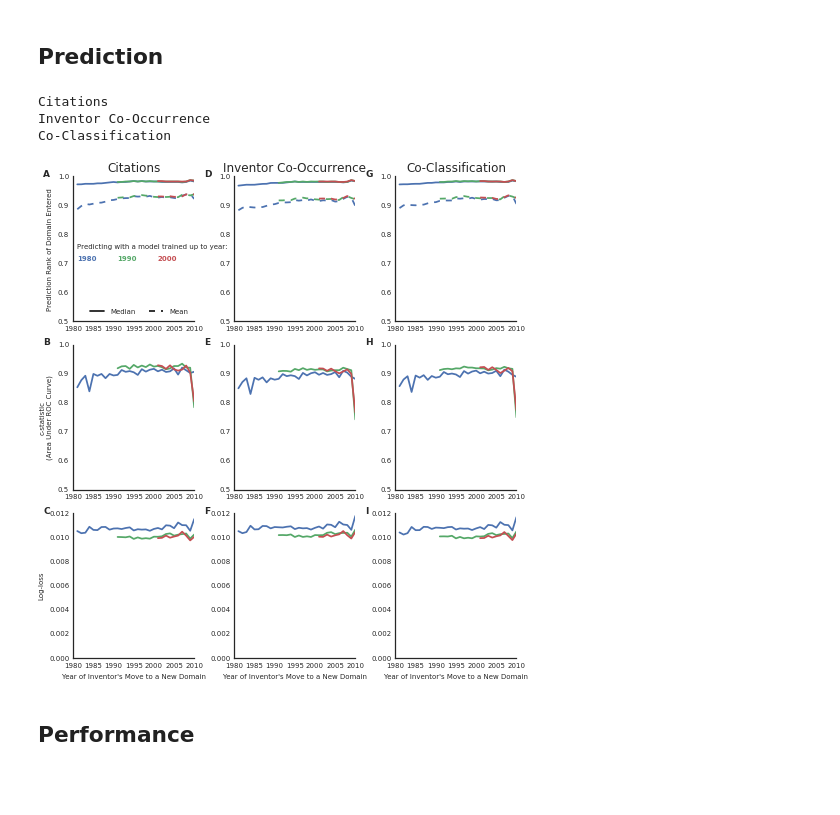
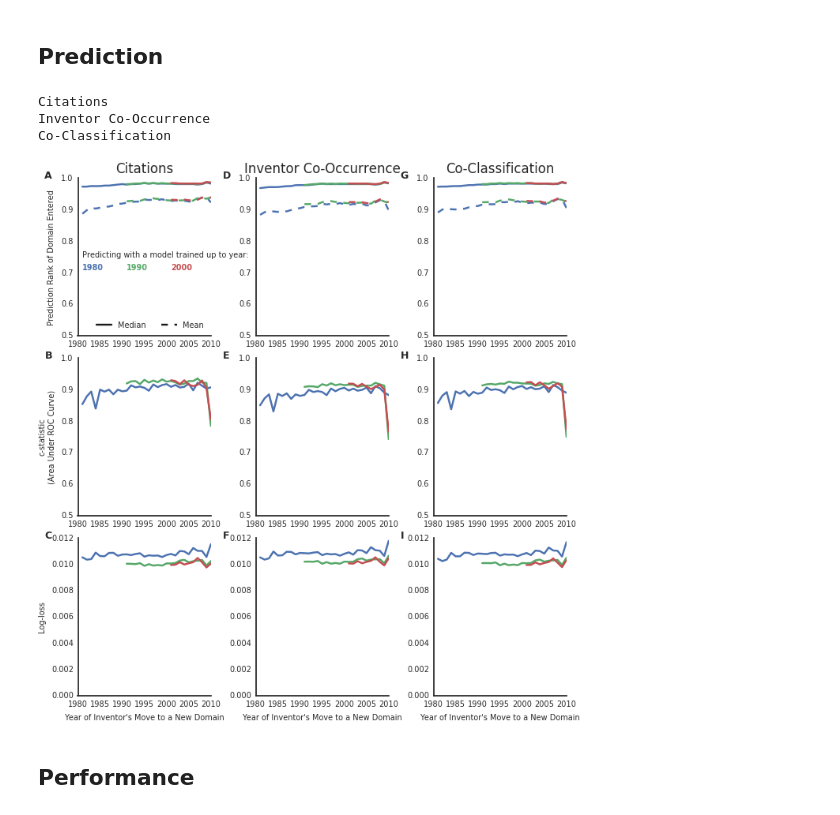
Before and after one commit to jeffalstott/inventorexploration, a Jupyter notebook: src/Manuscript_Figures.ipynb, the cells around one changed output. Drawn from its saved outputs; the diff is of its cells as text; code cells hidden in the pictures; blank space fills up the shorter version.

```diff
--- a/src/Manuscript_Figures.ipynb
+++ b/src/Manuscript_Figures.ipynb
@@ -683,5 +1172,5 @@ Name: Prediction_Rank_from_2000_NB_4D_with_Class_Cited_by_Class_Count_1_years_pe
 # %%
-fig = figure(figsize=(fig_three_col,fig_three_col/golden/2))
+fig = figure(figsize=(fig_two_col,fig_two_col/golden/2))
 
 n_rows = 1
 n_cols = 2
@@ -874,4 +1361,4 @@ Movement Performance
 entries = pd.read_hdf(data_directory+'Performance_Models/entries_for_performance_analysis.h5', 'entries')
 # %%
 def outcome_ratio_in_group(x, performance, reference_group):
-    return x[performance]/x[performance+'_Mean_'+reference_group]
+    return pd.Series(x[performance].values/x[performance+'_Mean_'+reference_group].values)
@@ -991,7 +1476,7 @@ if save_as_manuscript_figures:
 performance_model_store = pd.HDFStore(data_directory+'Performance_Models/performance_models.h5',
                                      mode='r')
 # %%
-fig = figure(figsize=(fig_three_col,fig_one_col*golden))
+fig = figure(figsize=(fig_two_col,fig_one_col*golden))
 import matplotlib.gridspec as gridspec
 gs = gridspec.GridSpec(2, 3)
 annotate_coord = (-.25, 1)
@@ -1071,0 +1651,36 @@ if save_as_manuscript_figures:
+# %%
+with sns.axes_style("white"):
+    fig = figure(figsize=(fig_one_col,fig_one_col/golden))
+    import matplotlib.gridspec as gridspec
+    gs = gridspec.GridSpec(1, 1)
+    ax = plt.subplot(gs[0, 0])
+
+
+
+    outcome = 'Agent_Number_of_Citations_per_Patent_in_Class'
+    m = performance_given_R_dict[outcome]['m']
+    l = ax.plot(m.index, m.values/m.values[0], label="# Citations per Patent", linestyle='--')
+    c = l[-1].get_color()
+
+    hdf_label = 'counts'
+    prediction_quantiles_given_R = performance_model_store['%s/prediction_quantiles_given_R'%hdf_label]
+
+    ax.fill_between(prediction_quantiles_given_R.minor_axis,
+                            prediction_quantiles_given_R[outcome,.025]/m.values[0],
+                            prediction_quantiles_given_R[outcome,.975]/m.values[0],
+                            alpha=.2,
+                   color=c)
+    ax.plot(prediction_quantiles_given_R.minor_axis,
+            prediction_quantiles_given_R[outcome,.5]/m.values[0], label='# Citations per Patent',
+           color=c)
+
+
+#     ax.legend(loc='lower left')
+    ax.set_ylabel("Inventor's Mean Citations per Patent\nin Entered Domain, Relative to R=0")
+    ax.yaxis.set_major_formatter(percentdiff_formatter)
+
+    sns.despine()
+    fig.tight_layout()
+    if save_as_manuscript_figures:
+            savefig(figures_directory+'citations_per_patent_with_model.pdf',
+                   bbox_inches='tight')
@@ -1341,7 +2122,7 @@ store = pd.HDFStore(data_directory+'Agent_Entries/agent_%s_%s.h5'%(target, class
 entries = store['%s_%s'%(target, class_system)]
 store.close()
 
-fig = figure(figsize=(fig_three_col,fig_one_col*2*golden))
+fig = figure(figsize=(fig_two_col,fig_one_point_five_col*golden))
 import matplotlib.gridspec as gridspec
 gs = gridspec.GridSpec(3, 3)
 this_ax = 0
@@ -1400,34 +2181,34 @@ for relatedness_type, relatedness_type_name in zip(relatedness_types, relatednes
     if col==0:
         ax.set_ylabel("c-statistic\n(Area Under ROC Curve)")
     add_panel_label(ax)
 
 
     ##########
     ax = plt.subplot(gs[this_ax, col])
     this_ax +=1
     for model_year in model_years:
         column_label = '%i_NB_4D_with_%s_and_%s'%(model_year, relatedness, popularity)
         q = entries.groupby('Application_Year')['Prediction_log_loss_from_'+column_label].agg(f)[model_year+1:]
         p, = ax.plot(q.index, q.values, linestyle='-')
     ax.set_ylim(ymin=0)
     if col==0:
         ax.set_ylabel("Log-loss")
     ax.set_xlabel("Year of Inventor's Move to a New Domain")
     add_panel_label(ax)
 
     col += 1
     this_ax = 0
 
 sns.despine()
 fig.tight_layout()
 if save_as_manuscript_figures:
         savefig(figures_directory+'prediction_alternative_relatedness.pdf',
                bbox_inches='tight')
 # %% [output]
 Citations
 Inventor Co-Occurrence
 Co-Classification
-[figure, old version]
+[figure, new version]
 # %% [markdown]
 Performance
 ---
```
Also changed, not shown: parts of 58 cells of this notebook, 15 other files.
